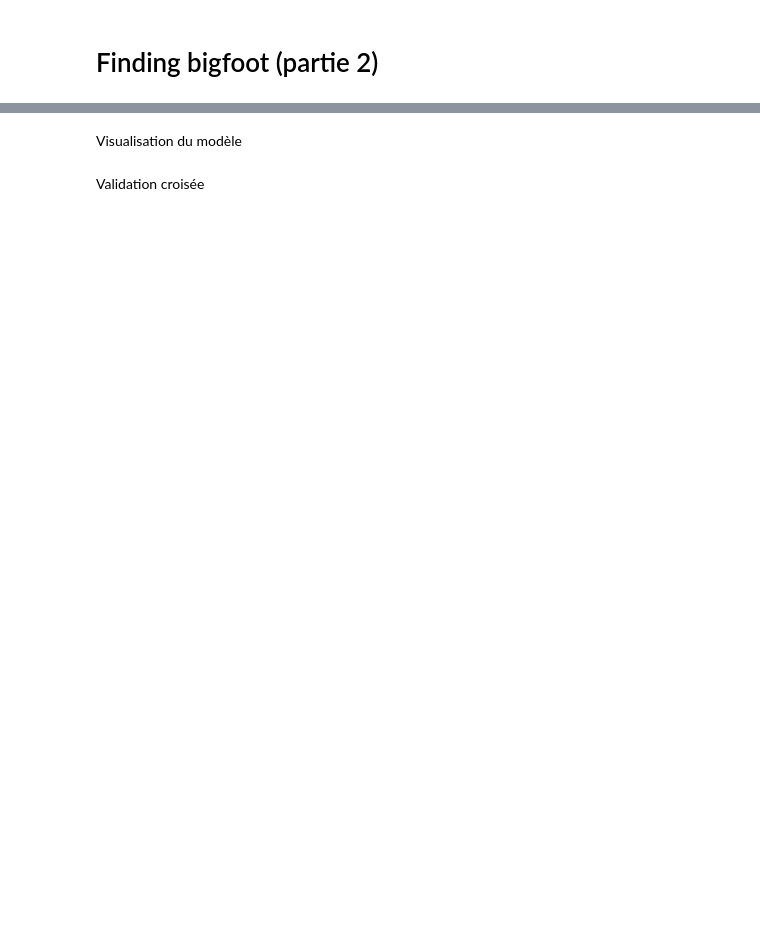
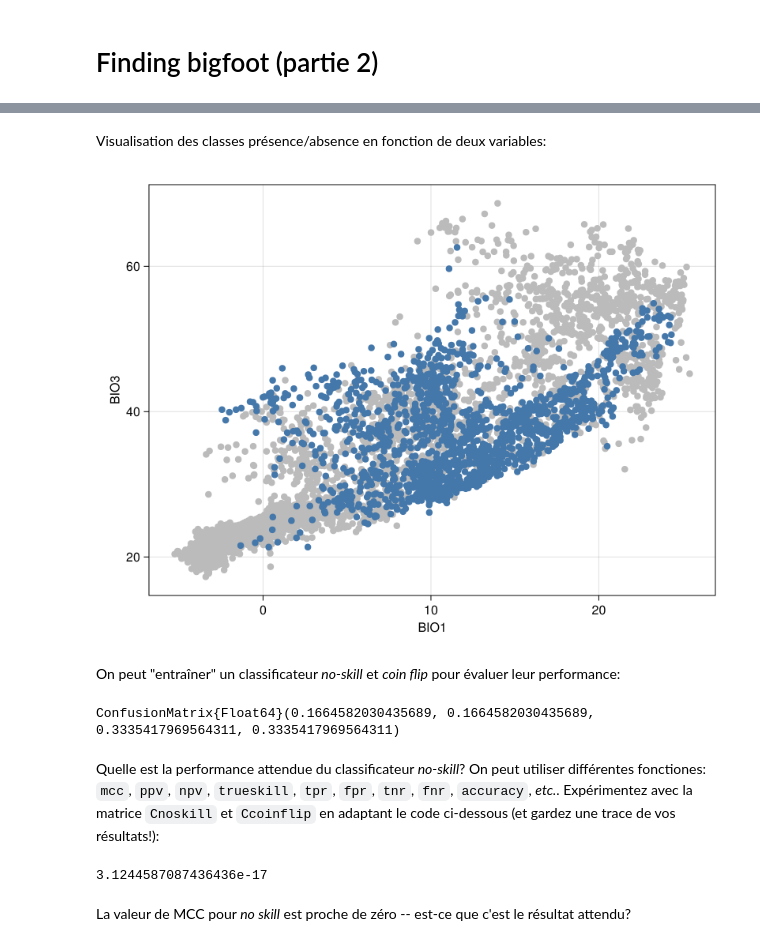
Before and after one commit to tpoisot/BIO3033-BigFoot-data, a Jupyter notebook: 02_validation.ipynb, the cells around one changed output, grey strips where cells are left out. Drawn from its saved outputs; the diff is of its cells as text; code cells hidden in the pictures; blank space fills up the shorter version.

```diff
--- a/02_validation.ipynb
+++ b/02_validation.ipynb
@@ -40,4 +24,0 @@ end
-# %% [markdown]
-Visualisation du modèle
-# %% [markdown]
-Validation croisée
@@ -45,0 +25,27 @@ splits = kfold(y, X; k=10)
+# %% [markdown]
+Visualisation des classes présence/absence en fonction de deux variables:
+# %%
+fig = Figure()
+ax = Axis(fig[1,1]; xlabel="BIO1", ylabel="BIO3")
+
+scatter!(ax, X[1,absences], X[3,absences], color=bright[1])
+scatter!(ax, X[1,presences], X[3,presences], color=bright[2])
+
+current_figure()
+# %% [output]
+[figure, added]
+# %% [markdown]
+On peut "entraîner" un classificateur *no-skill* et *coin flip* pour évaluer leur performance:
+# %%
+Cnoskill = noskill(y)
+Ccoinflip = coinflip(y)
+# %% [output]
+ConfusionMatrix{Float64}(0.1664582030435689, 0.1664582030435689, 0.3335417969564311, 0.3335417969564311)
+# %% [markdown]
+Quelle est la performance attendue du classificateur *no-skill*? On peut utiliser différentes fonctiones: `mcc`, `ppv`, `npv`, `trueskill`, `tpr`, `fpr`, `tnr`, `fnr`, `accuracy`, *etc.*. Expérimentez avec la matrice `Cnoskill` et `Ccoinflip` en adaptant le code ci-dessous (et gardez une trace de vos résultats!):
+# %%
+mcc(Cnoskill)
+# %% [output]
+3.1244587087436436e-17
+# %% [markdown]
+La valeur de MCC pour *no skill* est proche de zéro -- est-ce que c'est le résultat attendu?
```
Also changed, not shown: parts of 51 cells of this notebook, 3 other files.
